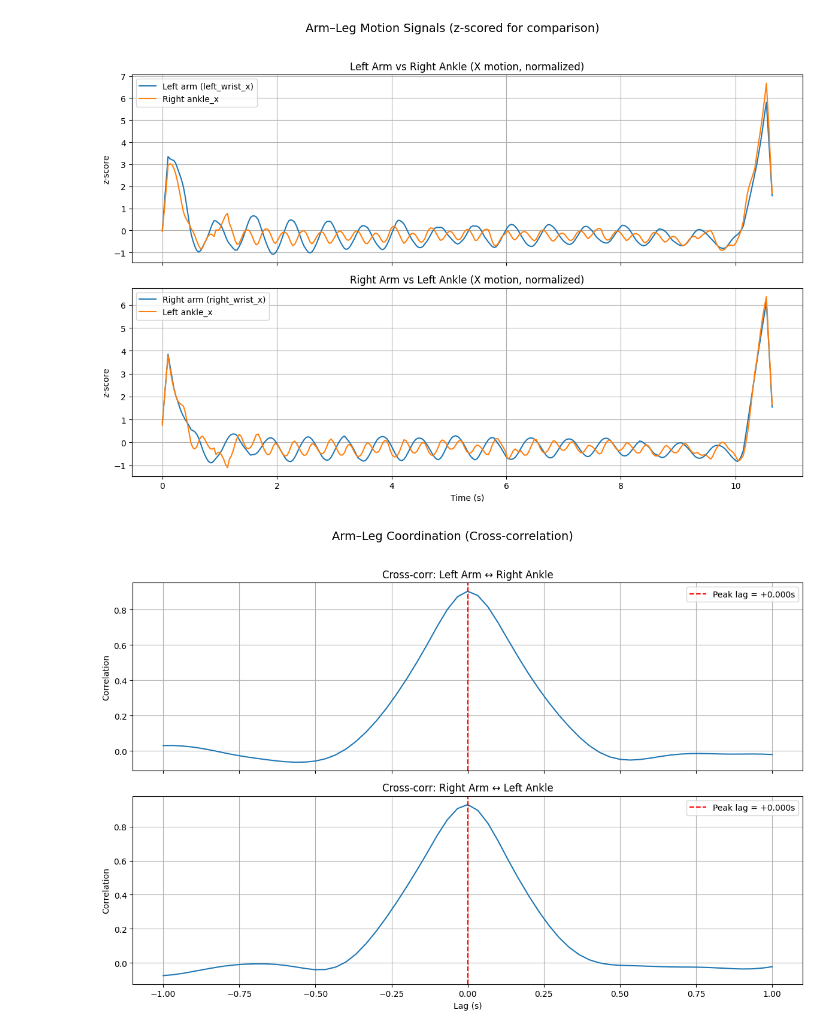
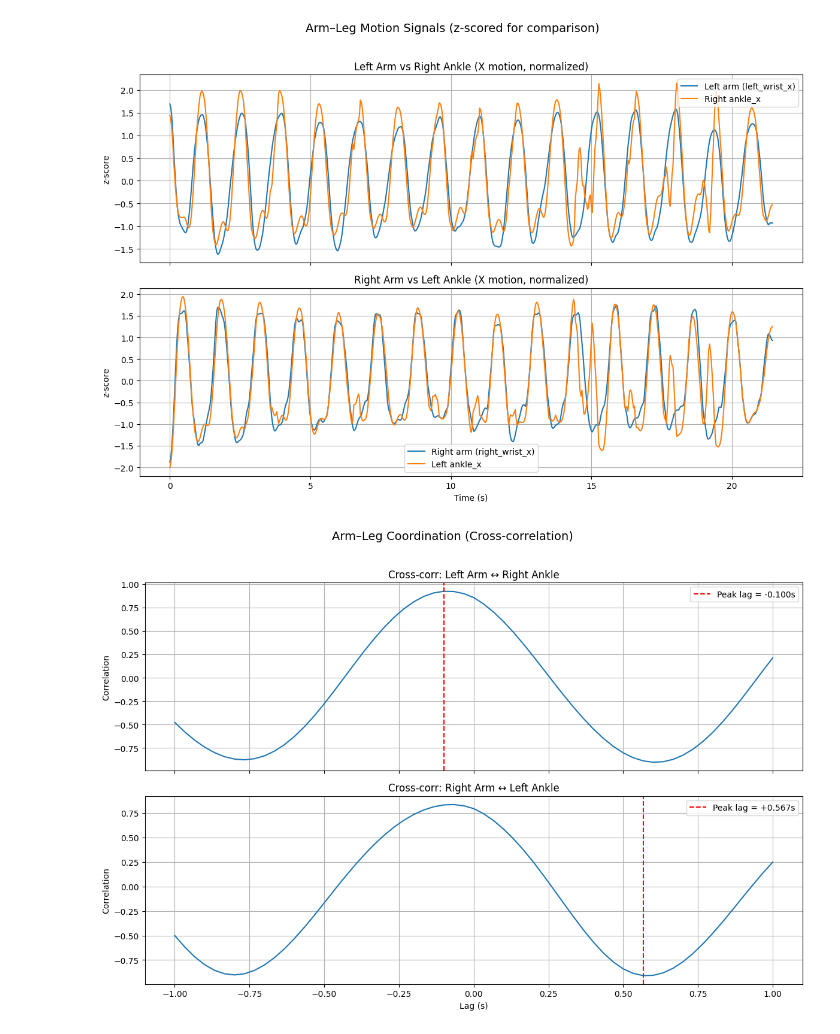
Before and after one commit to Giulio-grt/Computer-Vision-Motion-tracking, a Jupyter notebook: analysis.ipynb, the cells around one changed output. Saved outputs shown, nothing was run; the diff lists cells and outputs as text; code cells hidden in the pictures.

```diff
--- a/analysis.ipynb
+++ b/analysis.ipynb
@@ -8,7 +8,7 @@ import pandas as pd
 import matplotlib.pyplot as plt
 
 # ---------- config ----------
-csv_path   = "metrics.csv"   # change if needed
+csv_path   = "metrics_2.csv"   # change if needed
 target_hz  = 30              # resample rate (Hz)
 max_lag_s  = 1.0             # search window for lags (± seconds)
 smooth_win = 7               # moving average window (samples) for light smoothing
@@ -34,8 +34,11 @@ def interp_uniform(t, y, hz):
 
 def ma(y, k):
     if k <= 1: return y
-    w = np.ones(int(k))/int(k)
-    return np.convolve(y, w, mode="same")
+    k = int(k)
+    w = np.ones(k)/k
+    pad = k//2
+    ypad = np.pad(y, pad_width=pad, mode="reflect")
+    return np.convolve(ypad, w, mode="valid")
 
 def detrend_ma(y, k):
     # high-pass: remove slow drift (camera motion, translation)
@@ -140,13 +143,13 @@ Rknee  = zscore(Rkx_f)
 # 1) Motion signals (z-scored)
 fig, ax = plt.subplots(2, 1, figsize=(12,8), sharex=True)
 ax[0].plot(tU, Larm, label=f"Left arm ({Larm_col})", lw=1.5)
-ax[0].plot(tU, Rank, label="Right ankle_x", lw=1.5)
+ax[0].plot(tU, Rknee, label="Right ankle_x", lw=1.5)
 ax[0].set_ylabel("z-score")
 ax[0].set_title("Left Arm vs Right Ankle (X motion, normalized)")
 ax[0].legend(); ax[0].grid(True)
 
 ax[1].plot(tU, Rarm, label=f"Right arm ({Rarm_col})", lw=1.5)
-ax[1].plot(tU, Lank, label="Left ankle_x", lw=1.5)
+ax[1].plot(tU, Lknee, label="Left ankle_x", lw=1.5)
 ax[1].set_ylabel("z-score")
 ax[1].set_xlabel("Time (s)")
 ax[1].set_title("Right Arm vs Left Ankle (X motion, normalized)")
@@ -170,35 +173,35 @@ ax[1].plot(lags_RL_s, corr_RL, lw=1.5)
 ax[1].axvline(lag_RL_s, color="r", linestyle="--", label=f"Peak lag = {lag_RL_s:+.3f}s")
 ax[1].set_ylabel("Correlation"); ax[1].set_xlabel("Lag (s)")
 ax[1].set_title("Cross-corr: Right Arm ↔ Left Ankle")
 ax[1].legend(); ax[1].grid(True)
 
 plt.suptitle("Arm–Leg Coordination (Cross-correlation)", fontsize=14, y=1.02)
 plt.tight_layout(); plt.show()
 
 # ---------- auto-summary (markdown-style) ----------
 
 summary = f"""
 # 🏃 Arm–Leg Coordination Summary
 
 - **Coupling strength**
   - Left arm ↔ Right ankle: peak correlation = **{r_LR:.2f}** at lag {lag_LR_s:+.3f} s
   - Right arm ↔ Left ankle: peak correlation = **{r_RL:.2f}** at lag {lag_RL_s:+.3f} s
 
 - **Swing amplitudes (px)**
   - Arms: L = {arm_amp_L:.1f}, R = {arm_amp_R:.1f} → asymmetry = **{arm_amp_asym_pct:+.1f}%**
   - Ankles: L = {ank_amp_L:.1f}, R = {ank_amp_R:.1f} → asymmetry = **{ank_amp_asym_pct:+.1f}%**
 
 ### 📝 Interpretation
 - Correlations near 1 and lag ~0 → arms and legs move in sync (good coordination).
 - Large asymmetry (%) may indicate imbalance, fatigue, or technique issues.
 - Small ankle asymmetry (≈0–5%) is normal; larger arm asymmetry can affect running economy.
 """
 
 from IPython.display import Markdown, display
 display(Markdown(summary))
 # %% [output]
-[figure, old version]
+[figure, new version]
-[figure, old version]
+[figure, new version]
 
 # 🏃 Arm–Leg Coordination Summary
 
```
Also changed, not shown: parts of 1 cell of this notebook, 8 other files.
